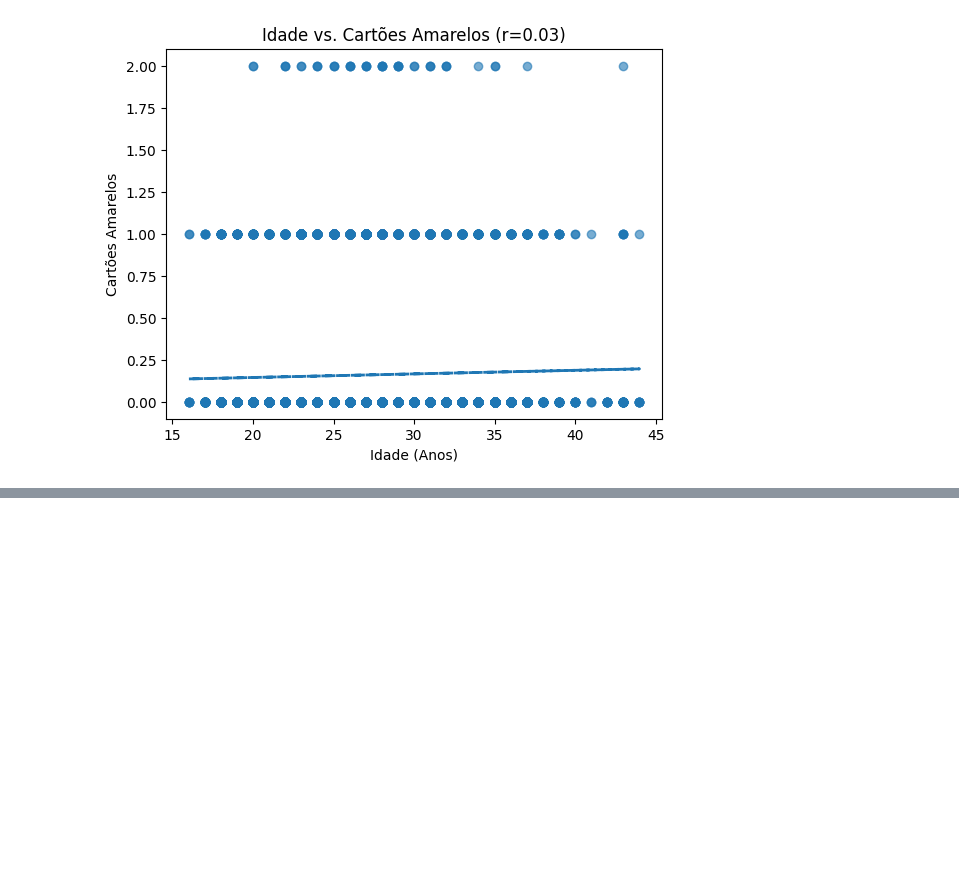
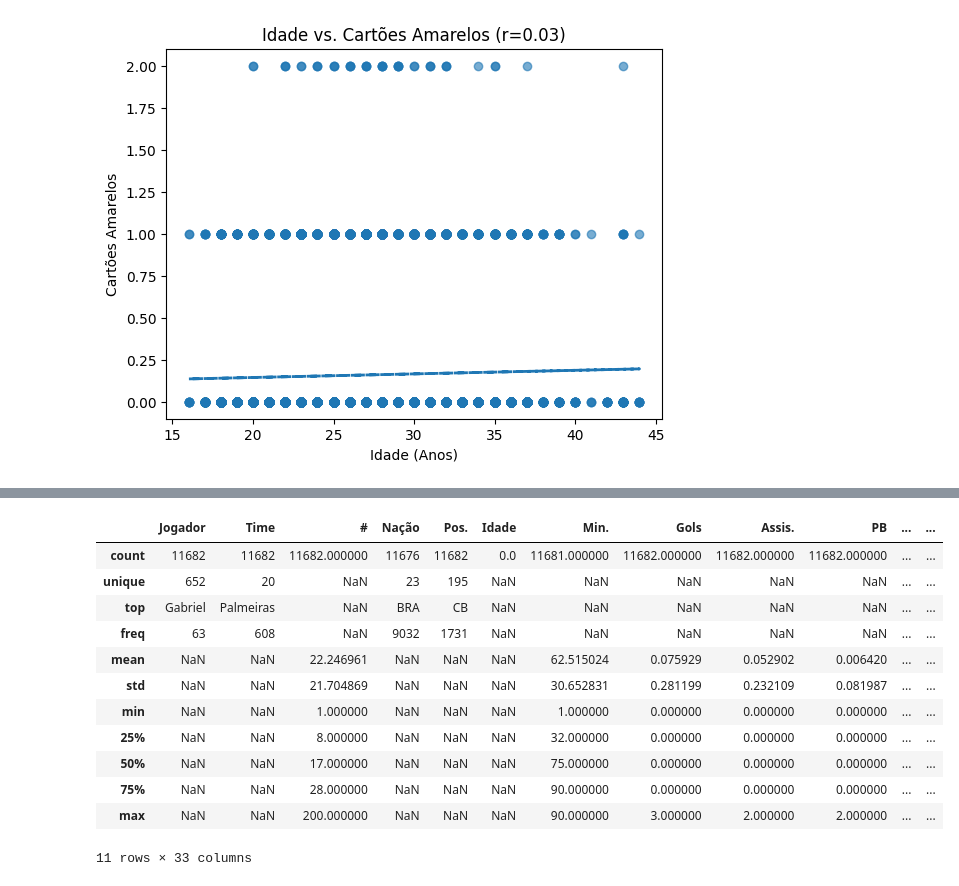
Before and after one commit to GGGRANDO/DataScience, a Jupyter notebook: DataScience.ipynb, the cells around one changed output, grey strips where cells are left out. Cells and saved outputs as stored; diff of their text form; code cells hidden in the pictures; blank space fills up the shorter version.

```diff
--- a/DataScience.ipynb
+++ b/DataScience.ipynb
@@ -282,3 +282,25 @@ plt.show()
 3  31-303  31.0
 4  33-267  33.0
 [figure]
+# %%
+# Verificar tipos ainda incorretos
+df.info()
+
+# Identificar colunas que deveriam ser numéricas
+numeric_candidates = [
+    "minutes", "goals", "goals_per_90", "assists", "xG",
+    "progressive_passes", "passes_completed", "shots", "age"
+]
+
+# Limpeza padronizada
+for col in numeric_candidates:
+    if col in df.columns:
+        df[col] = (
+            df[col]
+            .astype(str)
+            .str.replace("%","", regex=False)
+            .str.replace(",",".", regex=False)
+        )
+        df[col] = pd.to_numeric(df[col], errors="coerce")
+
+df.info()
@@ -284,0 +325,16 @@ plt.show()
+# %%
+df.describe(include="all")
+# %% [output]
+|  | Jogador | Time | # | Nação | Pos. | Idade | Min. | Gols | Assis. | PB | ... | ... |
+| count | 11682 | 11682 | 11682.000000 | 11676 | 11682 | 0.0 | 11681.000000 | 11682.000000 | 11682.000000 | 11682.000000 | ... | ... |
+| unique | 652 | 20 | NaN | 23 | 195 | NaN | NaN | NaN | NaN | NaN | ... | ... |
+| top | Gabriel | Palmeiras | NaN | BRA | CB | NaN | NaN | NaN | NaN | NaN | ... | ... |
+| freq | 63 | 608 | NaN | 9032 | 1731 | NaN | NaN | NaN | NaN | NaN | ... | ... |
+| mean | NaN | NaN | 22.246961 | NaN | NaN | NaN | 62.515024 | 0.075929 | 0.052902 | 0.006420 | ... | ... |
+| std | NaN | NaN | 21.704869 | NaN | NaN | NaN | 30.652831 | 0.281199 | 0.232109 | 0.081987 | ... | ... |
+| min | NaN | NaN | 1.000000 | NaN | NaN | NaN | 1.000000 | 0.000000 | 0.000000 | 0.000000 | ... | ... |
+| 25% | NaN | NaN | 8.000000 | NaN | NaN | NaN | 32.000000 | 0.000000 | 0.000000 | 0.000000 | ... | ... |
+| 50% | NaN | NaN | 17.000000 | NaN | NaN | NaN | 75.000000 | 0.000000 | 0.000000 | 0.000000 | ... | ... |
+| 75% | NaN | NaN | 28.000000 | NaN | NaN | NaN | 90.000000 | 0.000000 | 0.000000 | 0.000000 | ... | ... |
+| max | NaN | NaN | 200.000000 | NaN | NaN | NaN | 90.000000 | 3.000000 | 2.000000 | 2.000000 | ... | ... |
+11 rows × 33 columns
```
Also changed, not shown: parts of 2 cells of this notebook, 8 other files.
